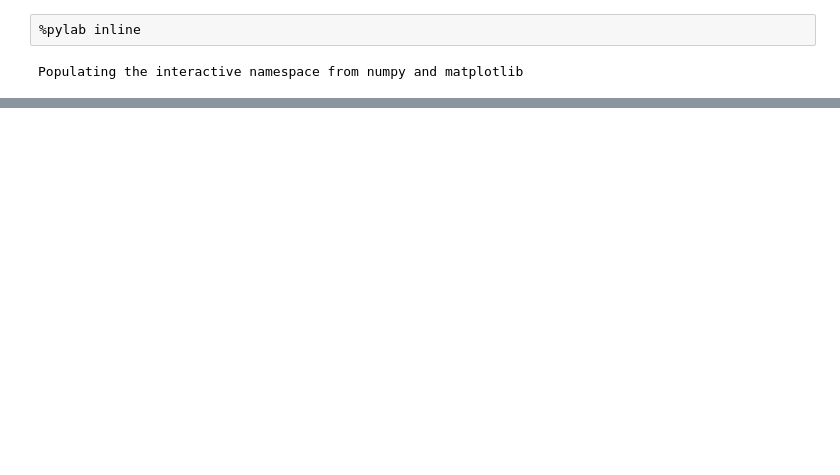
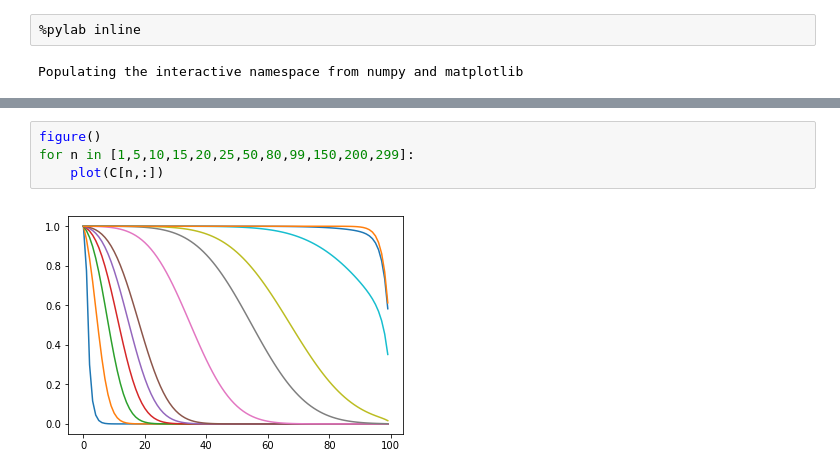
Before and after one commit to cctrunz/mathmodelling, a Jupyter notebook: Advection_Dispersion_Emma.ipynb, the cells around one changed output, grey strips where cells are left out. Cells and saved outputs as stored; diff of their text form; blank space fills up the shorter version.

```diff
--- a/Advection_Dispersion_Emma.ipynb
+++ b/Advection_Dispersion_Emma.ipynb
@@ -46,0 +92,6 @@ plot(C[1,:])
+# %%
+figure()
+for n in [1,5,10,15,20,25,50,80,99,150,200,299]:
+    plot(C[n,:])
+# %% [output]
+[figure, added]
```
Also changed, not shown: parts of 5 cells of this notebook.
